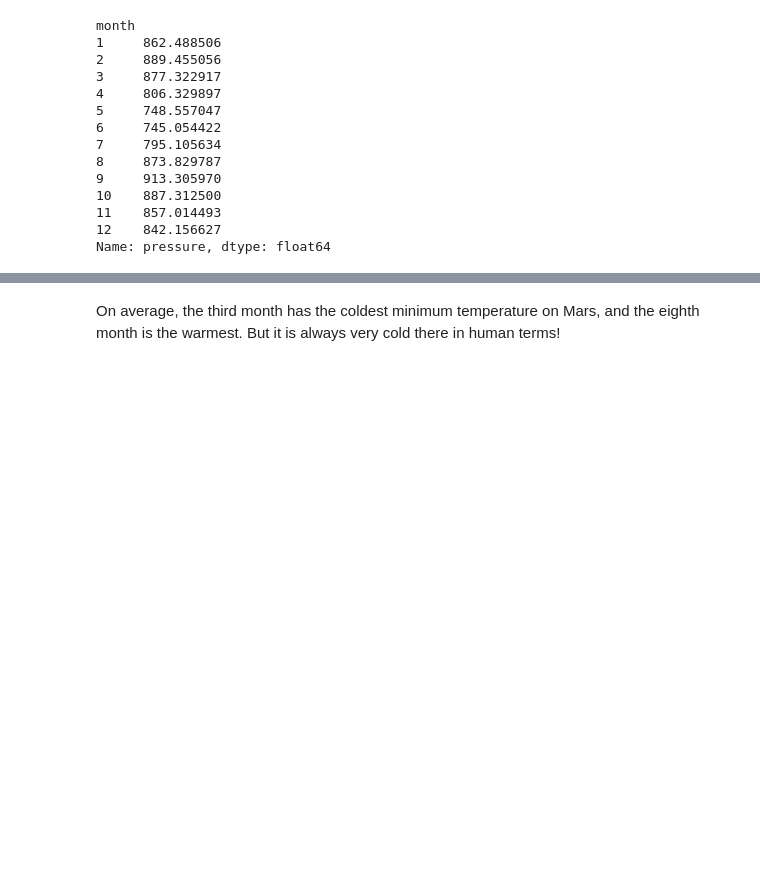
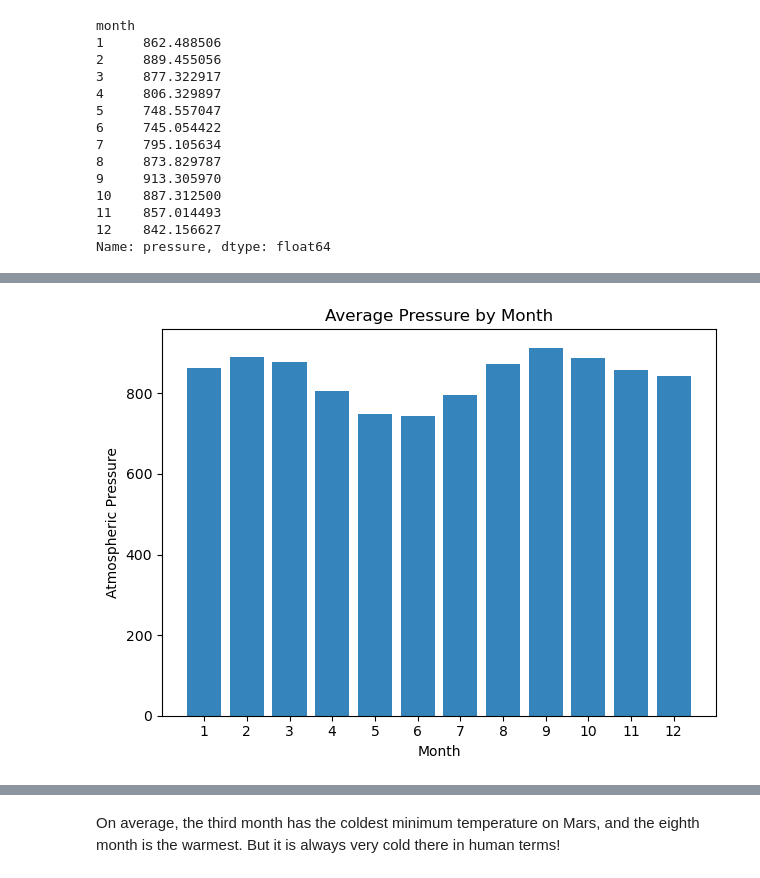
Before and after one commit to Esi-Akotia/webscraping-challenge, a Jupyter notebook: part_2_mars_weather.ipynb, the cells around one changed output, grey strips where cells are left out. Drawn from its saved outputs; the diff is of its cells as text; code cells hidden in the pictures; blank space fills up the shorter version.

```diff
--- a/part_2_mars_weather.ipynb
+++ b/part_2_mars_weather.ipynb
@@ -181,5 +225,7 @@ Name: min_temp, dtype: float64
 # %%
 # 4. Average pressure by Martian month
+average_pressure = mars_df.groupby('month')['pressure'].mean()
+average_pressure
 # %% [output]
 month
 1     862.488506
@@ -205,0 +244,12 @@ Name: pressure, dtype: float64
+# %%
+# Plot the average pressure by month
+
+plt.bar(average_pressure.index, average_pressure, alpha=0.9)
+plt.title('Average Pressure by Month')
+plt.xlabel('Month')
+plt.ylabel('Atmospheric Pressure')
+plt.xticks(average_pressure.index)
+plt.tight_layout()
+plt.show()
+# %% [output]
+[figure, added]
```
Also changed, not shown: parts of 12 cells of this notebook.
